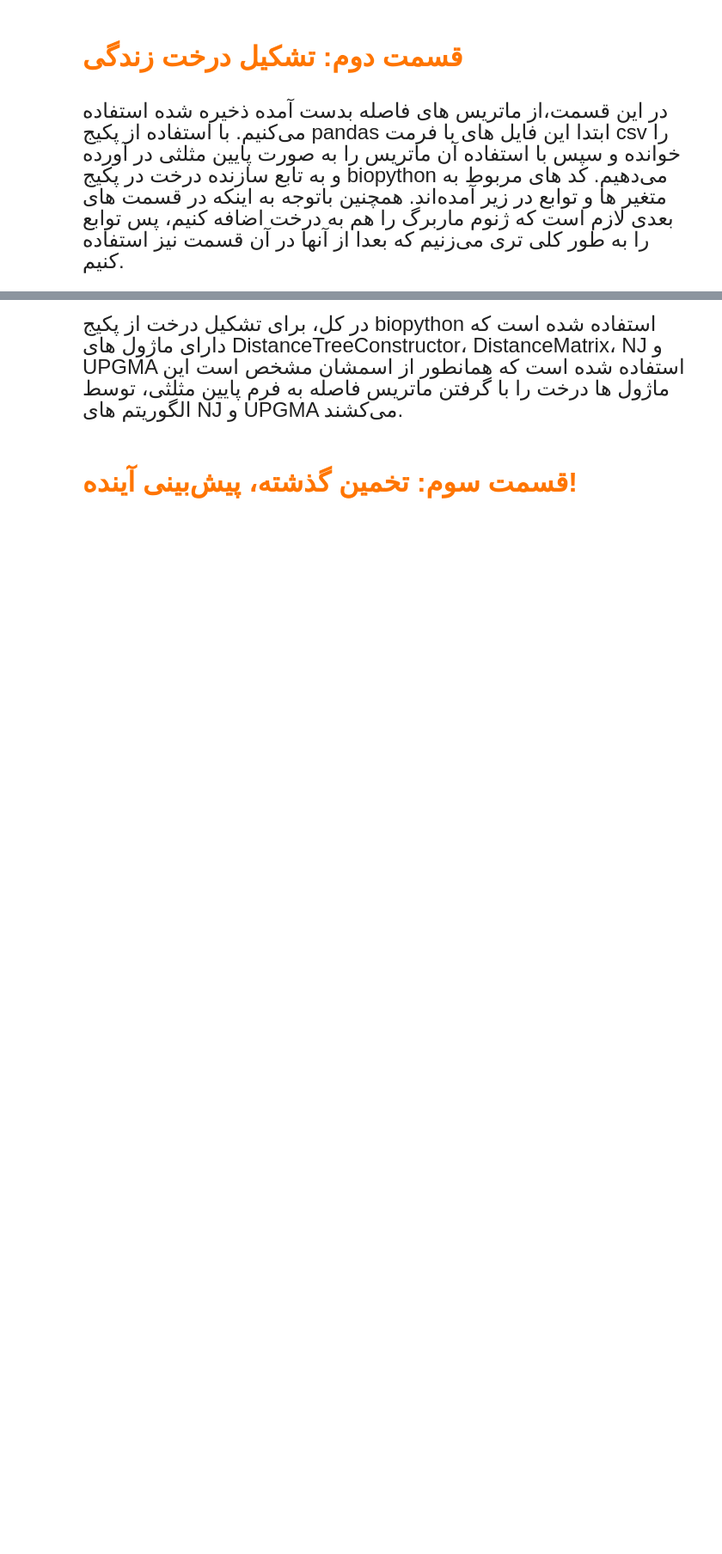
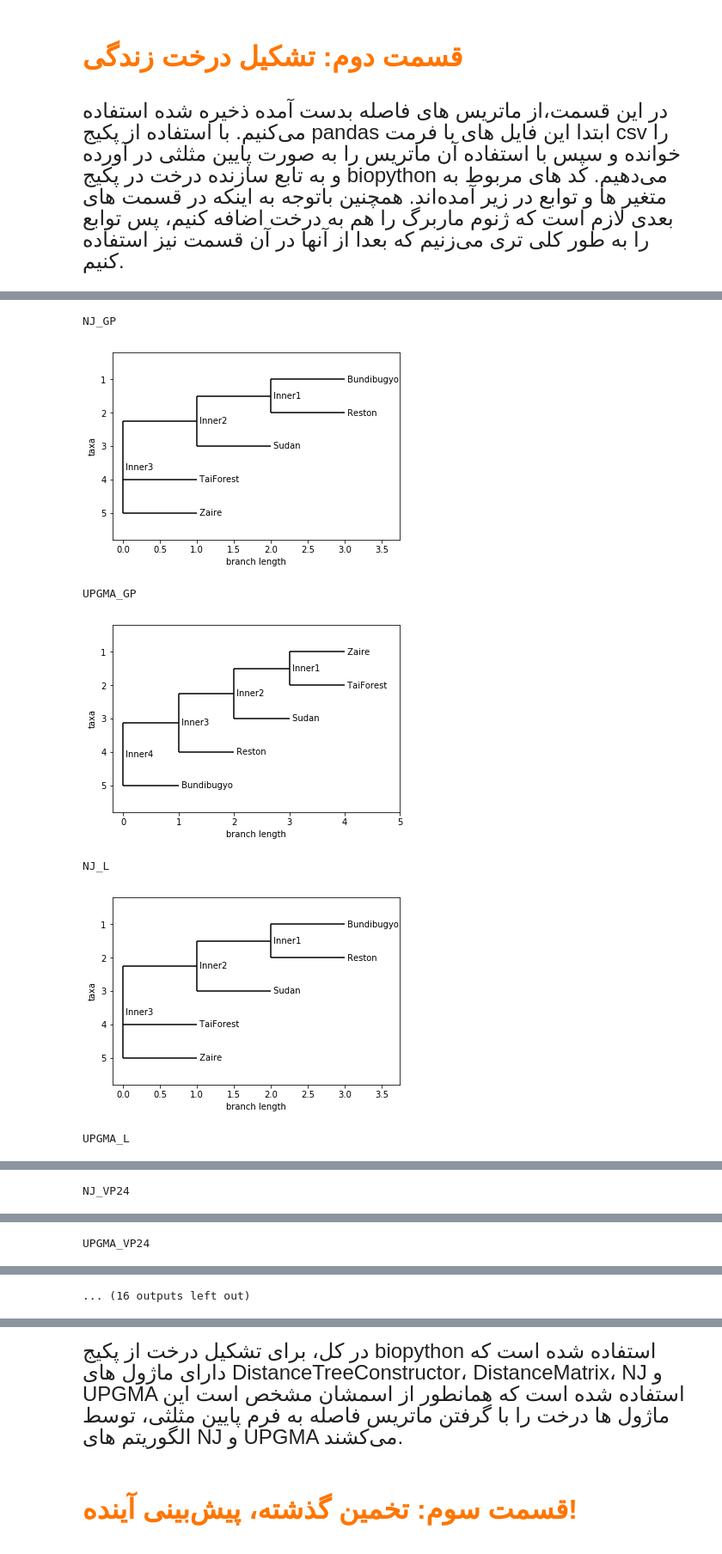
Before and after one commit to GabeOchieng/Ebolavirus-1, a Jupyter notebook: Description.ipynb, the cells around one changed output, grey strips where cells are left out. Shown at 86% size. Cells and saved outputs as stored; diff of their text form; code cells hidden in the pictures; blank space fills up the shorter version.

```diff
--- a/Description.ipynb
+++ b/Description.ipynb
@@ -288,27 +250,3 @@ def update_edit_distance_matrix(marburg_genome): # Update edit matrix in case of
-# %%
-def read_genes(marburg_genome=None):  # read all <genome_name>.csv files for accessing genes in genomes
-    global all_genes, edit_distance_matrices
-    for gene in marburg_genes:  # For every gene (7 genes)
-        i = 0
-        genes = []
-        for genome in ebolavirus_genomes:  # For every species in ebolavirus
-            # if genome.name == 'Marburg':
-            #     align_and_find_genes(genome)
-            indices = pd.read_csv("./Output/found_genes/" + genome.name + ".csv", header=None)  # read .csv file
-            begin_idx = int(indices.loc[i, 1])  # begin index for special gene
-            end_idx = int(indices.loc[i, 2])  # end index for special gene
-            new_record = SeqIO.SeqRecord(genome.seq[begin_idx: end_idx])  # Create SeqRecord Object File
-            new_record.name = genome.name
-            genes.append(new_record)  # Append to gene list
-            i += 1
-        all_genes[gene.name] = genes  # Append genelist to all_genes dictionary
-    # genomes_size = len(genomes)
-    # genes_size = len(marburg_genes)
-    edit_distance_matrices = [[[0 for i in range(5)] for j in range(5)] for k in
-                              range(7)]  # matrix for edit distances
-    global_align()
-    if marburg_genome:
-        update_edit_distance_matrix(marburg_genome)
 # %%
 def save_edit_matrix(filename, matrix):  # Save edit distance matrices into files
     edit_matrix = np.array(matrix)  # Numpy Package is used here for saving into files
@@ -380,3 +389,8 @@ def construct_tree(gene_name, with_marburg=1, algorithm='UPGMA'):  # Construct T
     save_tree(tree, filename)  # Save Tree into a file
     return tree
+# %%
+def construct_trees_for_all_genes_without_marburg():
+    for gene_name in gene_names:  # For all genes
+        NJ_trees.append(construct_tree(gene_name, algorithm="NJ"))  # Construct NJ Tree
+        UPGMA_trees.append(construct_tree(gene_name, algorithm="UPGMA"))  # Construct UPGMA Tree
 # %%
@@ -424,0 +417,11 @@ for gene_name in gene_names:  # For all genes
+# %%
+# Section 3.1
+construct_trees_for_all_genes_without_marburg()
+# %% [output]
+NJ_GP
+[figure, added]
+UPGMA_GP
+[figure, added]
+NJ_L
+[figure, added]
+UPGMA_L
@@ -424,0 +429 @@ for gene_name in gene_names:  # For all genes
+NJ_VP24
@@ -424,0 +431 @@ for gene_name in gene_names:  # For all genes
+UPGMA_VP24
@@ -425 +433,2 @@ for gene_name in gene_names:  # For all genes
+... (16 outputs left out)
 # %%
```
Also changed, not shown: parts of 21 cells of this notebook, 2 other files.
